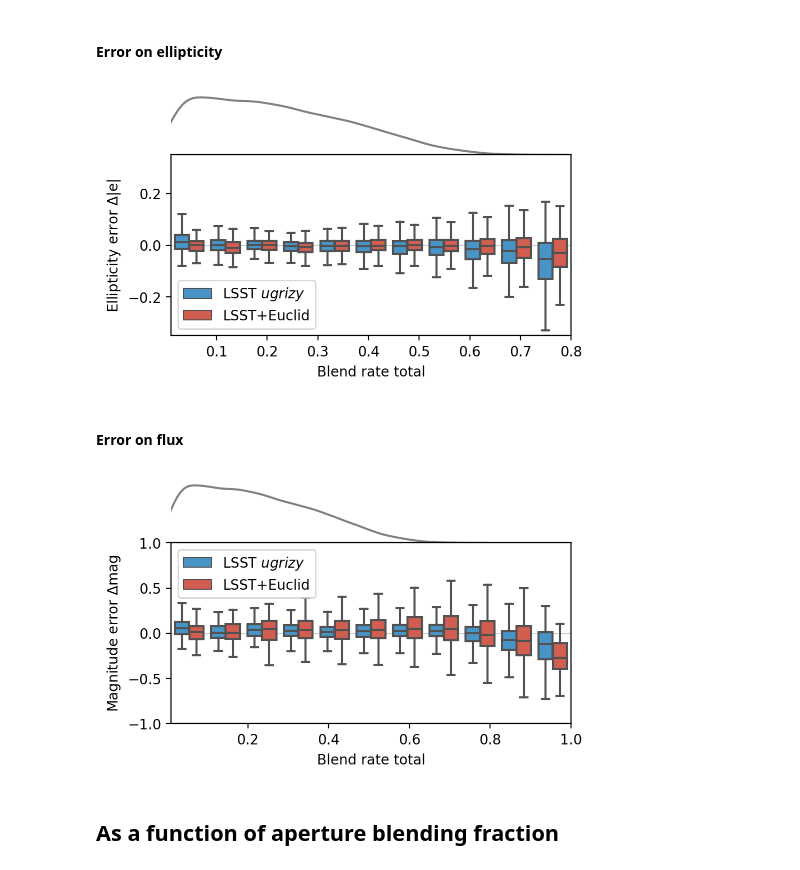
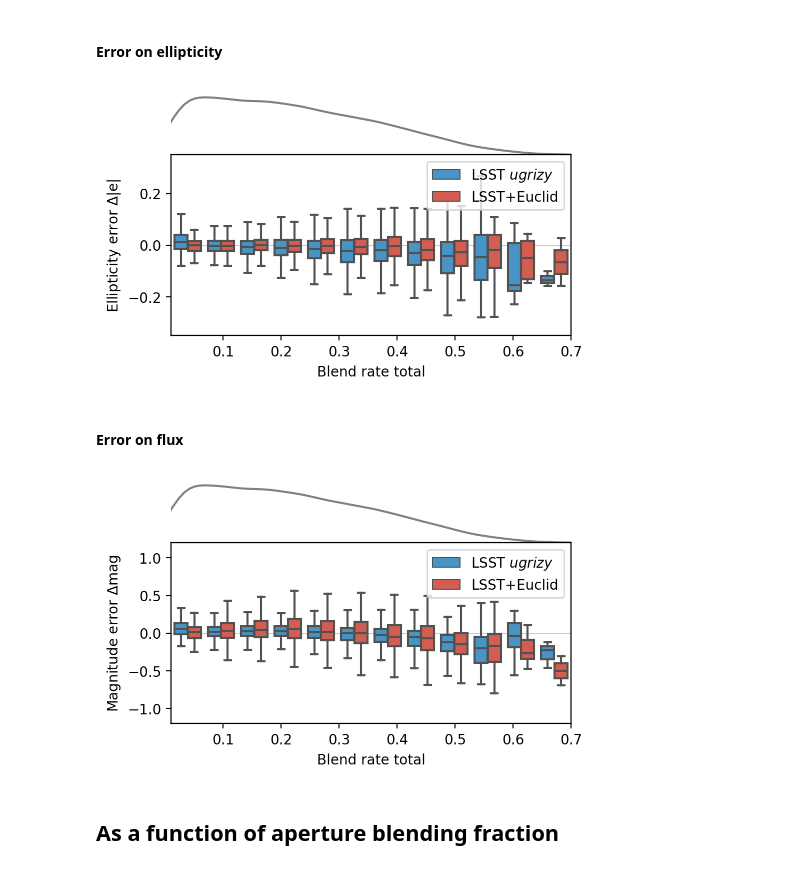
Before and after one commit to LSSTDESC/DeblenderVAE, a Jupyter notebook: notebooks/Plots_for_paper/Plots_Deblender_results_v1.ipynb, the cells around one changed output. Cells and saved outputs as stored; diff of their text form; code cells hidden in the pictures.

Commit message:
modif boxplot

```diff
--- a/notebooks/Plots_for_paper/Plots_Deblender_results_v1.ipynb
+++ b/notebooks/Plots_for_paper/Plots_Deblender_results_v1.ipynb
@@ -447,7 +447,12 @@ with sns.axes_style('white'):
 # %% [markdown]
 ## As function of SNR
 # %%
-def boxplot(v,p,indices_lsst, indices_lsst_euclid, xlim, ylim, x_scale, x_label, y_label, error_lsst_indices, error_lsst_euclid_indices):
+def boxplot(v,p,indices_lsst, indices_lsst_euclid,
+            xlim, ylim,
+            x_scale,
+            x_label, y_label,
+            error_lsst_indices, error_lsst_euclid_indices,
+            nbins = 11):
     matplotlib.rcdefaults()
 
     param_lsst = np.array(df[p][indices_lsst])
@@ -470,8 +475,10 @@ def boxplot(v,p,indices_lsst, indices_lsst_euclid, xlim, ylim, x_scale, x_label,
     new_p = np.delete(np.array(df[p]), p_is_nan)
     new_p = np.delete(new_p, np.random.choice(len(new_p), size = len(error_lsst_indices)+len(error_lsst_euclid_indices)))
 
-    bins_histo = np.geomspace(xlim[0], xlim[1], 101)
-    bins = np.geomspace(xlim[0], xlim[1], 11)
+    if x_scale == 'log':
+        bins = np.geomspace(xlim[0], xlim[1], nbins)
+    else :
+        bins = np.linspace(xlim[0], xlim[1], nbins)
 
     bins[0] -= 1e-5
     bins[-1] += 1e-5
@@ -486,11 +493,11 @@ def boxplot(v,p,indices_lsst, indices_lsst_euclid, xlim, ylim, x_scale, x_label,
     fig.subplots_adjust(right=1, left=0,hspace=0,wspace=0.1)
 
     if x_scale == 'log':
-        sns.distplot(np.log10(new_p), ax = axes[0], bins = np.log10(bins_histo), hist = False, color = 'grey')
-        axes[0].set_xlim(np.log10(bins_histo[0]), np.log10(bins_histo[-1]))
+        sns.distplot(np.log10(new_p), ax = axes[0], hist = False, color = 'grey')
+        axes[0].set_xlim(np.log10(bins[0]), np.log10(bins[-1]))
     else :
-        sns.distplot(new_p, ax = axes[0], bins = bins_histo, hist = False, color = 'grey')
-        axes[0].set_xlim(bins_histo[0], bins_histo[-1])
+        sns.distplot(new_p, ax = axes[0], hist = False, color = 'grey')
+        axes[0].set_xlim(bins[0], bins[-1])
 
     axes[0].set_yticks([])
     axes[0].set_xticks([])
@@ -509,7 +516,7 @@ def boxplot(v,p,indices_lsst, indices_lsst_euclid, xlim, ylim, x_scale, x_label,
     axes[1].set_ylim(ylim)
 
     ax = axes[1].twiny()
-    ax.set_xlim(bins_histo[0], bins_histo[-1])
+    ax.set_xlim(bins[0], bins[-1])
     if x_scale == 'log':
         ax.set_xscale('log')
     ax.xaxis.tick_bottom()
@@ -579,23 +586,23 @@ plt.savefig('figures/mag_b_c.pdf')
 # %%
 boxplot([delta_e_lsst, delta_e_lsst_euclid],'blendedness_total_lsst',
         indices_lsst = indices_lsst, indices_lsst_euclid = indices_lsst_euclid,
-         xlim = (0.01, 0.8),ylim = (-0.35,0.35), x_scale = None,
+         xlim = (0.01, 0.7),ylim = (-0.35,0.35), x_scale = None,
          x_label='Blend rate total', y_label = 'Ellipticity error $\Delta$|e|',
          error_lsst_indices = [], error_lsst_euclid_indices = [788,2441])
 plt.savefig('figures/e_b_tot.pdf')
 # %% [output]
-[figure, old version]
+[figure, new version]
 # %% [markdown]
 #### Error on flux
 # %%
 boxplot([delta_mag_lsst, delta_mag_lsst_euclid],'blendedness_total_lsst',
         indices_lsst = indices_lsst, indices_lsst_euclid = indices_lsst_euclid,
-         xlim = (0.01, 1.),ylim = (-1.,1.), x_scale = None,
+         xlim = (0.01, 0.7),ylim = (-1.2,1.2), x_scale = None,
          x_label='Blend rate total', y_label = 'Magnitude error $\Delta$mag',
          error_lsst_indices = [], error_lsst_euclid_indices = [788,2441])
 plt.savefig('figures/mag_b_tot.pdf')
 # %% [output]
-[figure, old version]
+[figure, new version]
 # %% [markdown]
 ## As a function of aperture blending fraction
 # %% [markdown]
```
Also changed, not shown: parts of 10 cells of this notebook, 11 other files.
